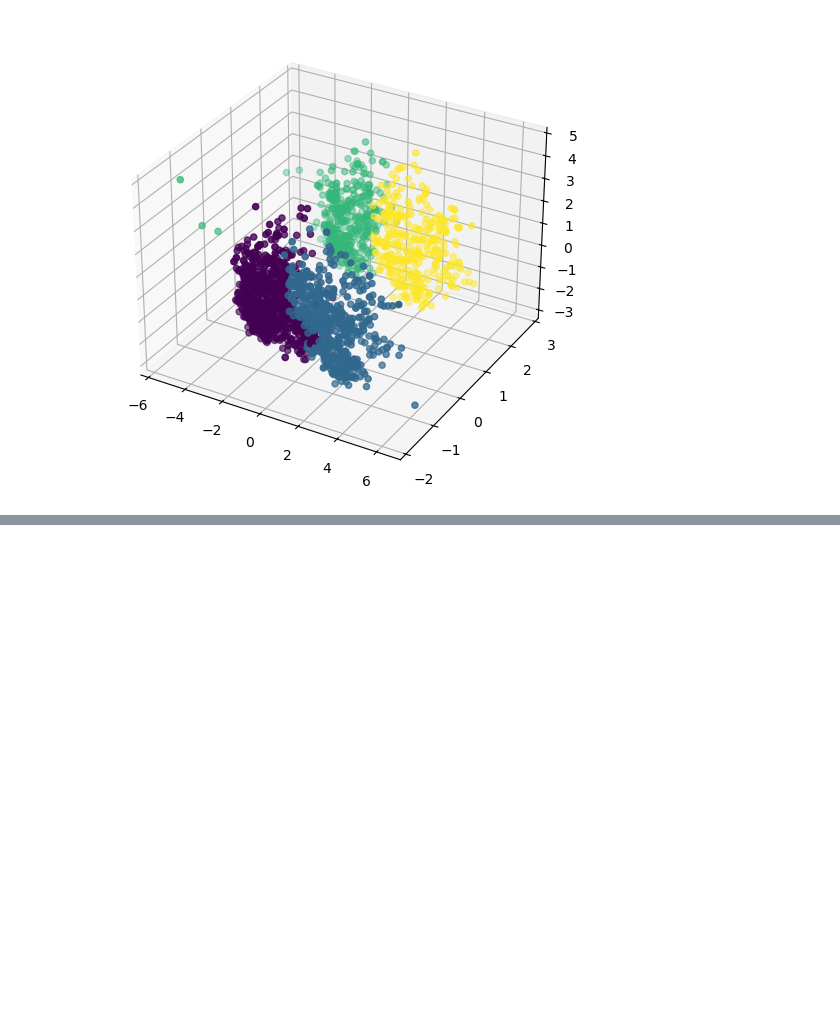
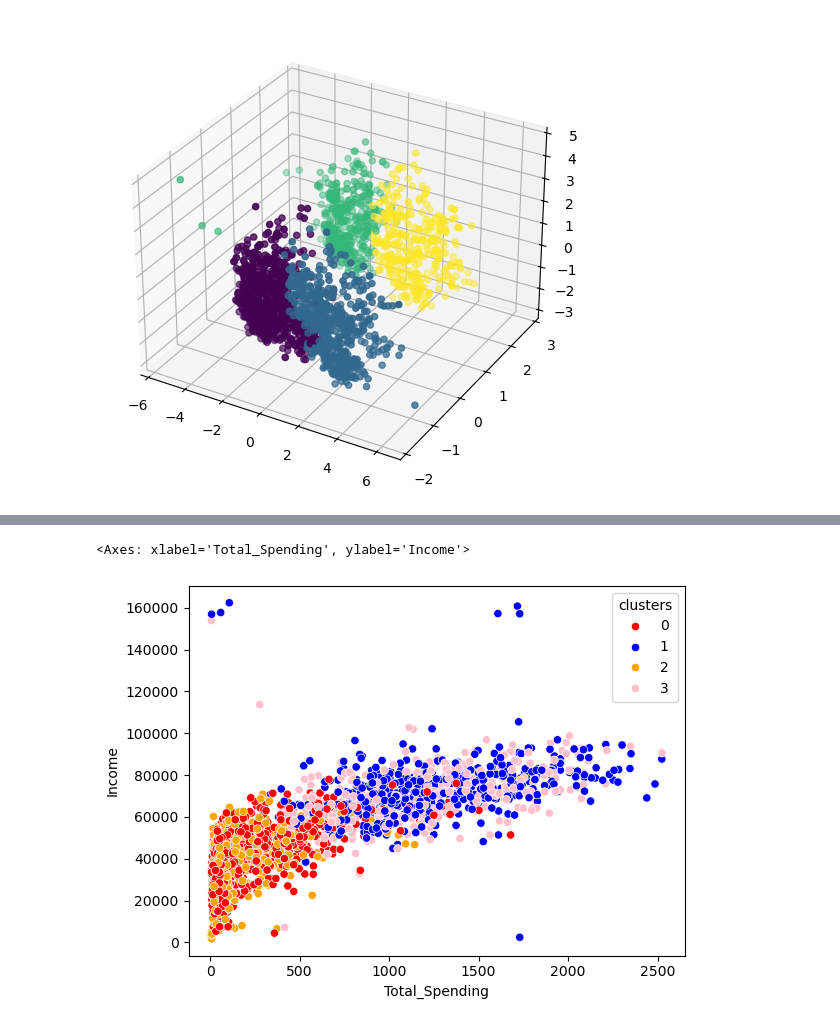
Before and after one commit to jay-0510/AI-ML-Algorithms, a Jupyter notebook: SmartCart/smartcart.ipynb, the cells around one changed output, grey strips where cells are left out. Saved outputs shown, nothing was run; the diff lists cells and outputs as text; code cells hidden in the pictures; blank space fills up the shorter version.

```diff
--- a/SmartCart/smartcart.ipynb
+++ b/SmartCart/smartcart.ipynb
@@ -410,0 +433,6 @@ ax.scatter(X_pca_3d[:, 0], X_pca_3d[:, 1], X_pca_3d[:, 2], c=labels_agg)
+# %%
+# Income and Spending patterns across clusters
+sns.scatterplot(x=df_cleaned["Total_Spending"], y=df_cleaned["Income"], palette=pal, hue = df_cleaned["clusters"])
+# %% [output]
+<Axes: xlabel='Total_Spending', ylabel='Income'>
+[figure, added]
```
Also changed, not shown: parts of 5 cells of this notebook.
